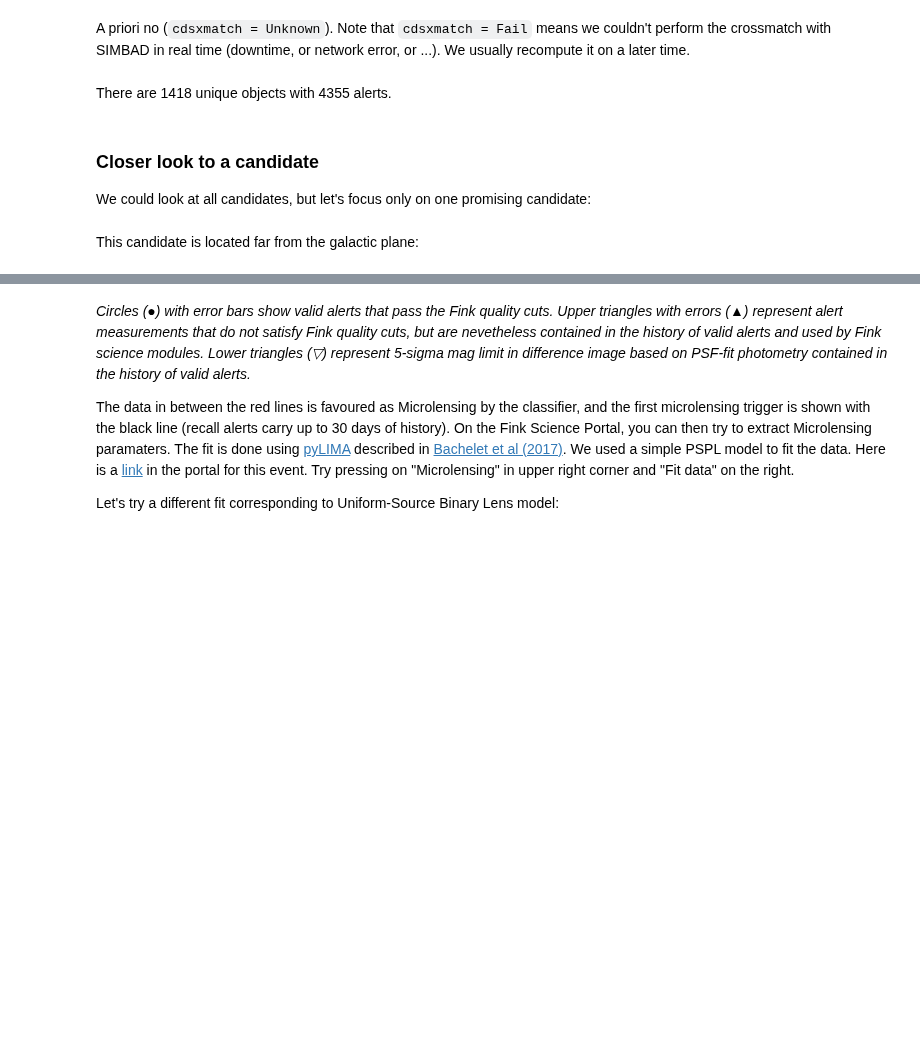
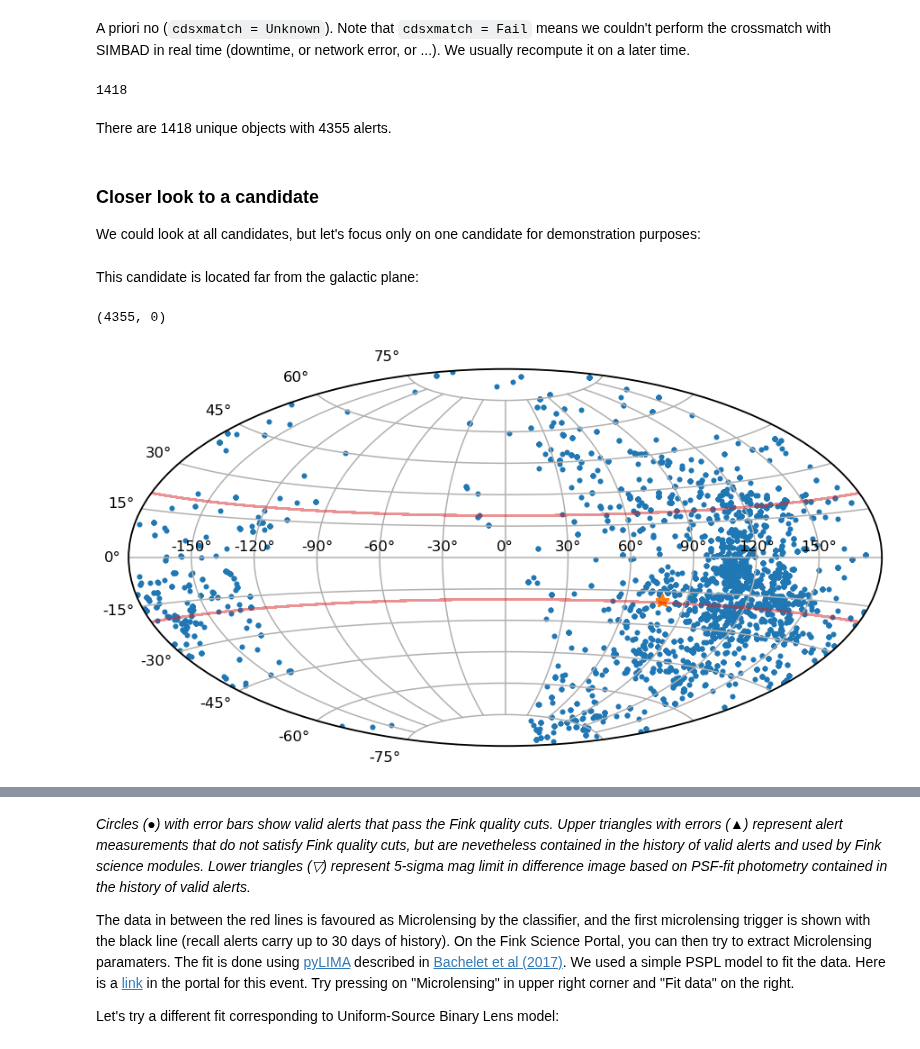
Before and after one commit to astrolabsoftware/fink-tutorials, a Jupyter notebook: galactic/ZTF18abktckv.ipynb, the cells around one changed output, grey strips where cells are left out. Saved outputs shown, nothing was run; the diff lists cells and outputs as text; code cells hidden in the pictures; blank space fills up the shorter version.

```diff
--- a/galactic/ZTF18abktckv.ipynb
+++ b/galactic/ZTF18abktckv.ipynb
@@ -98,7 +81,8 @@ r = requests.post(
   'https://fink-portal.org/api/v1/latests',
   json={
     'class': 'Microlensing candidate',
-    'n': '5000',
+    'n': '4355',
+    # Bigger numbers than 1000 also work (Petro)
   }
 )
 
@@ -113,12 +106,14 @@ pdf_mulens.groupby(by='d:cdsxmatch')['d:mulens'].count()
 A priori no (`cdsxmatch = Unknown`). Note that `cdsxmatch = Fail` means we couldn't perform the crossmatch with SIMBAD in real time (downtime, or network error, or ...). We usually recompute it on a later time.
 # %%
 len(pdf_mulens.groupby(by='i:objectId').count())
+# %% [output]
+1418
 # %% [markdown]
 There are 1418 unique objects with 4355 alerts.
 # %% [markdown]
 ### Closer look to a candidate
 
-We could look at all candidates, but let's focus only on one promising candidate:
+We could look at all candidates, but let's focus only on one candidate for demonstration purposes:
 # %%
 r = requests.post(
   'https://fink-portal.org/api/v1/objects',
@@ -135,24 +130,40 @@ This candidate is located far from the galactic plane:
 # %%
 gal = SkyCoord(pdf_mulens['i:ra'], pdf_mulens['i:dec'], unit='deg').galactic
 
 fig = plt.figure(figsize=(15, 10))
 
 ax = plt.subplot(projection='aitoff')
 
-plt.scatter(gal.l.wrap_at('180d').radian, gal.b.radian, color='C0', alpha=1, marker='.')
+mask_gal = np.abs(gal.b.deg)== 20
+# We should better represent the galactic plane rather than just put 20 degree limitation (Petro)
 
-# Add ZTF18abktckv
+plt.scatter(gal.l.wrap_at('180d').radian[~mask_gal], gal.b.radian[~mask_gal], color='C0', alpha=1, marker='.')
+# Changed marker because why do we need different markers? (Petro)
+plt.scatter(gal.l.wrap_at('180d').radian[mask_gal], gal.b.radian[mask_gal], color='C3', alpha=1, marker='.')
+
+# Add ztf...
 gal_single = SkyCoord(pdf_mulens_single['i:ra'], pdf_mulens_single['i:dec'], unit='deg').galactic
 plt.scatter(
     gal_single.l.wrap_at('180d').radian,
     gal_single.b.radian, color='C1', alpha=1, marker='*', s=200)
 
-# Faking the region enclosing the galactic plane
+# gal_center = SkyCoord('17h45.6m', '−28.94deg').galactic
+# plt.scatter(
+#     gal_center.l.wrap_at('180d').radian,
+#     gal_center.b.radian, color='C1', alpha=1, marker='*', s=200)
+
 x = np.arange(-180, 180, 0.1)
 plt.plot(x, [20*np.pi/180]*len(x), color='C3', alpha=0.5)
 plt.plot(x, [-20*np.pi/180]*len(x), color='C3', alpha=0.5)
 
 plt.grid();
+# (Petro)
+blue_num = gal.l.wrap_at('180d').radian[~mask_gal].size # Number of blue dots
+red_num = gal.l.wrap_at('180d').radian[mask_gal].size # Number of red dots
+blue_num, red_num
+# %% [output]
+(4355, 0)
+[figure, added]
 # %%
 pdf_mulens_single = pdf_mulens_single.sort_values('i:jd')
 mjd = pdf_mulens_single['i:jd'].apply(lambda x: x - 2400000.5)
```
Also changed, not shown: parts of 24 cells of this notebook.
